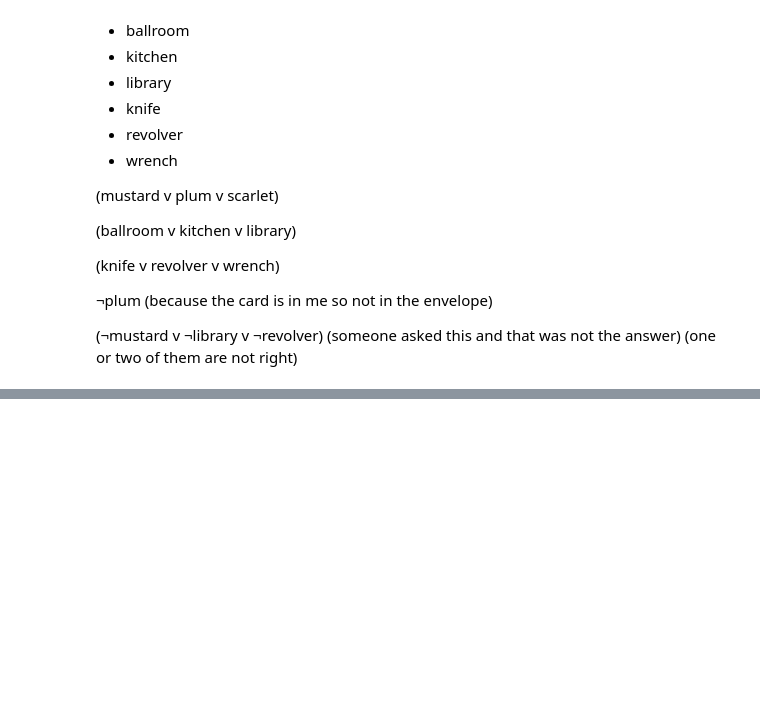
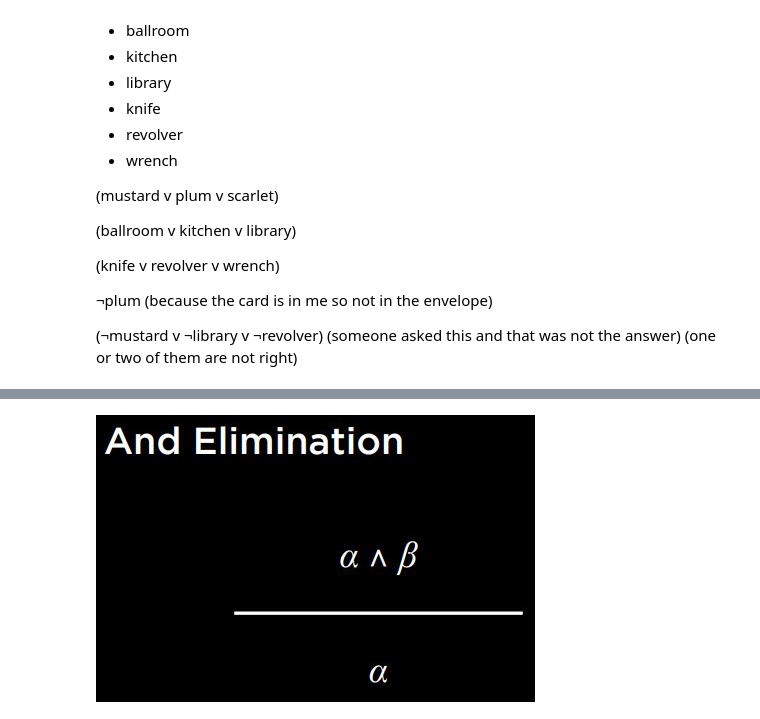
Before and after one commit to goksuko/CS50_AI, a Jupyter notebook: 01_Knowledge/Knowledge.ipynb, the cells around one changed output, grey strips where cells are left out. Cells and saved outputs as stored; diff of their text form; code cells hidden in the pictures; blank space fills up the shorter version.

```diff
--- a/01_Knowledge/Knowledge.ipynb
+++ b/01_Knowledge/Knowledge.ipynb
@@ -285,0 +271,5 @@ That's the same logic but sort of backwards. I loop over all of the houses, and
+# %%
+from IPython.display import Image
+Image(filename='and.jpg')
+# %% [output]
+[figure, added]
```
Also changed, not shown: parts of 23 cells of this notebook, 17 other files.
